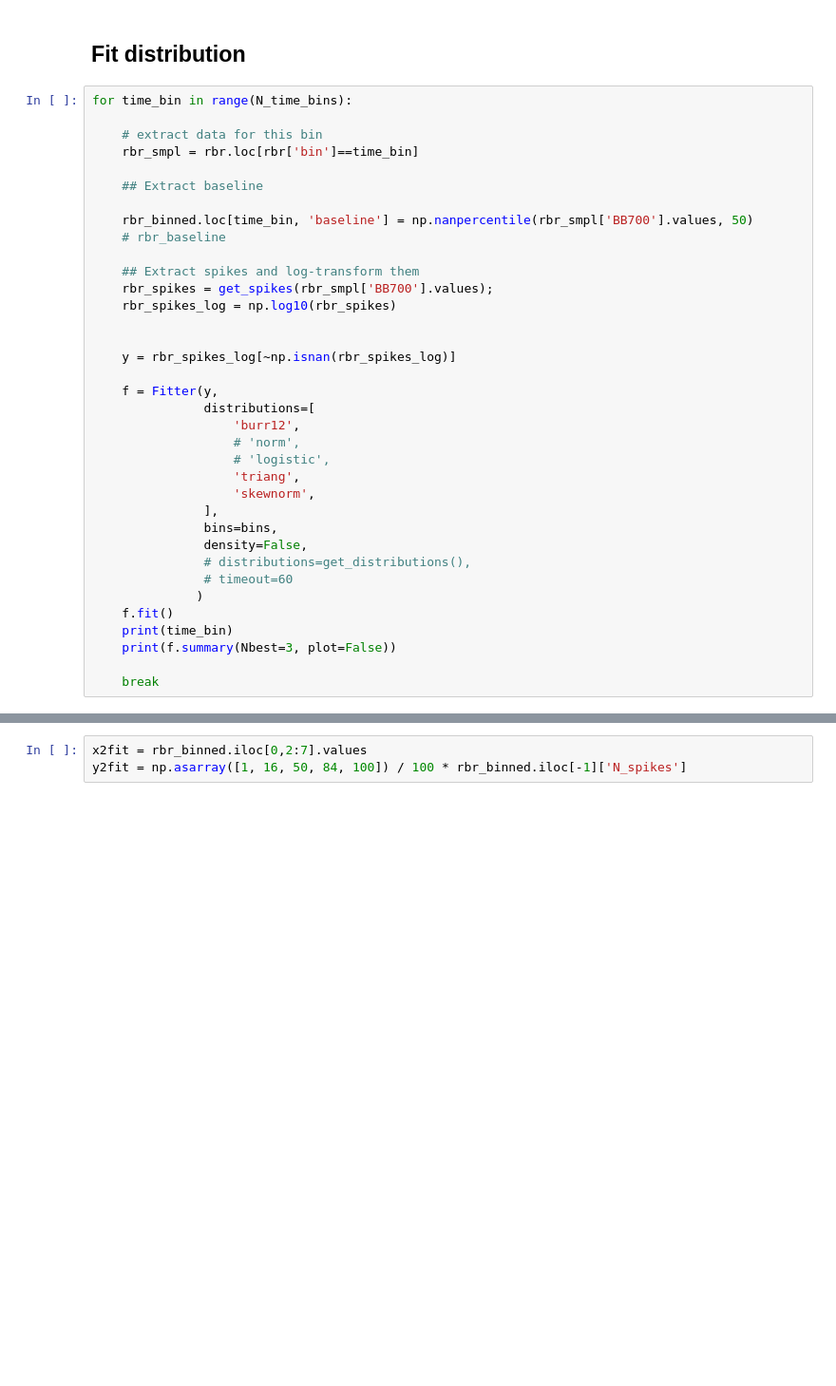
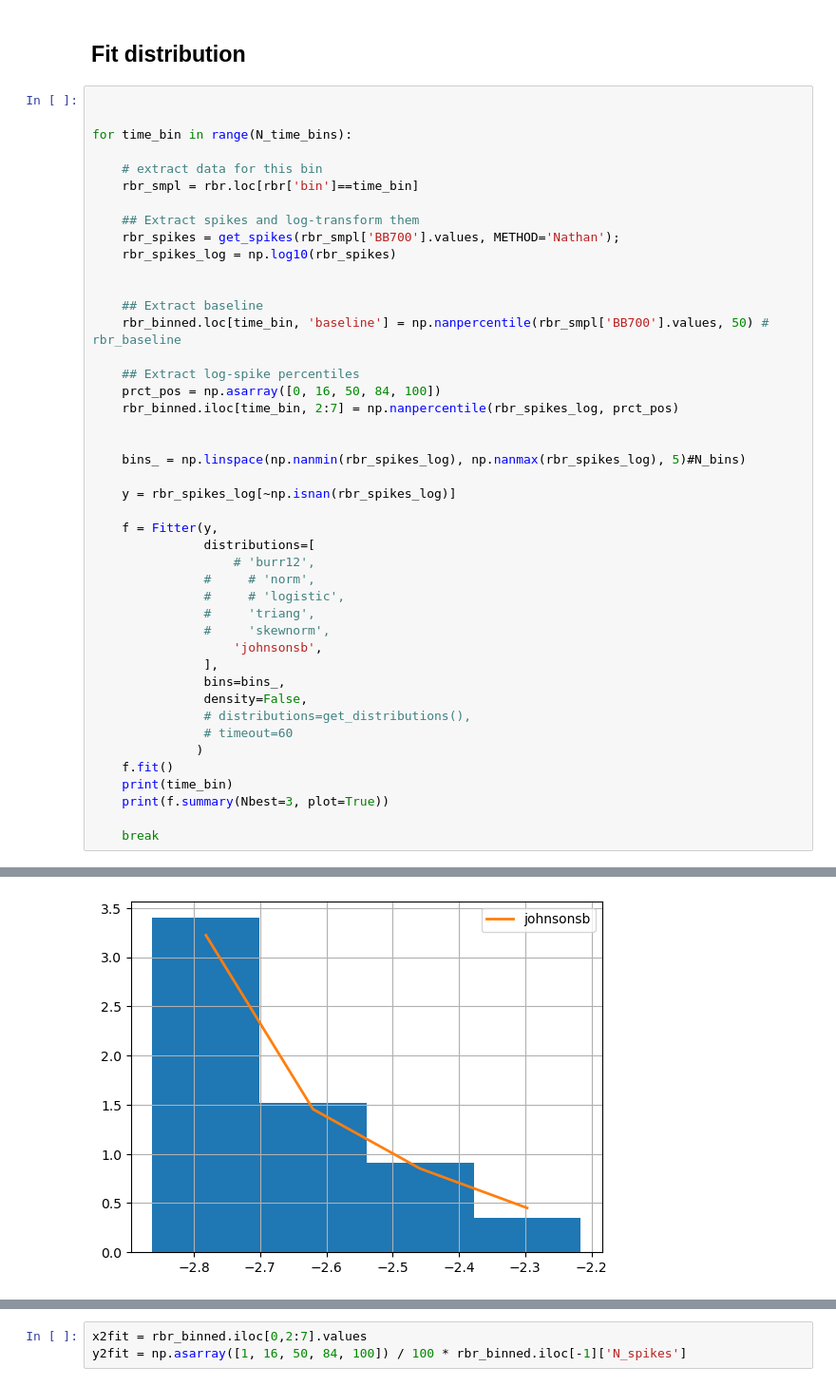
Before and after one commit to grgdll/PSD_mode, a Jupyter notebook: PSD_mode_analysis.ipynb, the cells around one changed output, grey strips where cells are left out. Shown at 95% size. Drawn from its saved outputs; the diff is of its cells as text; blank space fills up the shorter version.

```diff
--- a/PSD_mode_analysis.ipynb
+++ b/PSD_mode_analysis.ipynb
@@ -379,39 +367,47 @@ N_time_bins
 # %% [markdown]
 ## Fit distribution
 # %%
+
+
 for time_bin in range(N_time_bins):
 
     # extract data for this bin
     rbr_smpl = rbr.loc[rbr['bin']==time_bin]
 
-    ## Extract baseline
-
-    rbr_binned.loc[time_bin, 'baseline'] = np.nanpercentile(rbr_smpl['BB700'].values, 50)
-    # rbr_baseline
-
     ## Extract spikes and log-transform them
-    rbr_spikes = get_spikes(rbr_smpl['BB700'].values);
+    rbr_spikes = get_spikes(rbr_smpl['BB700'].values, METHOD='Nathan');
     rbr_spikes_log = np.log10(rbr_spikes)
 
+
+    ## Extract baseline
+    rbr_binned.loc[time_bin, 'baseline'] = np.nanpercentile(rbr_smpl['BB700'].values, 50) # rbr_baseline
+
+    ## Extract log-spike percentiles
+    prct_pos = np.asarray([0, 16, 50, 84, 100])
+    rbr_binned.iloc[time_bin, 2:7] = np.nanpercentile(rbr_spikes_log, prct_pos)
+
+
+    bins_ = np.linspace(np.nanmin(rbr_spikes_log), np.nanmax(rbr_spikes_log), 5)#N_bins)
 
     y = rbr_spikes_log[~np.isnan(rbr_spikes_log)]
 
     f = Fitter(y,
                distributions=[
-                   'burr12',
-                   # 'norm',
-                   # 'logistic',
-                   'triang',
-                   'skewnorm',
+                   # 'burr12',
+               #     # 'norm',
+               #     # 'logistic',
+               #     'triang',
+               #     'skewnorm',
+                   'johnsonsb',
                ],
-               bins=bins,
+               bins=bins_,
                density=False,
                # distributions=get_distributions(),
                # timeout=60
               )
     f.fit()
     print(time_bin)
-    print(f.summary(Nbest=3, plot=False))
+    print(f.summary(Nbest=3, plot=True))
 
     break
 # %% [output]
@@ -428 +420,2 @@ triang     0.098565
+[figure, added]
 # %%
```
Also changed, not shown: parts of 34 cells of this notebook.
